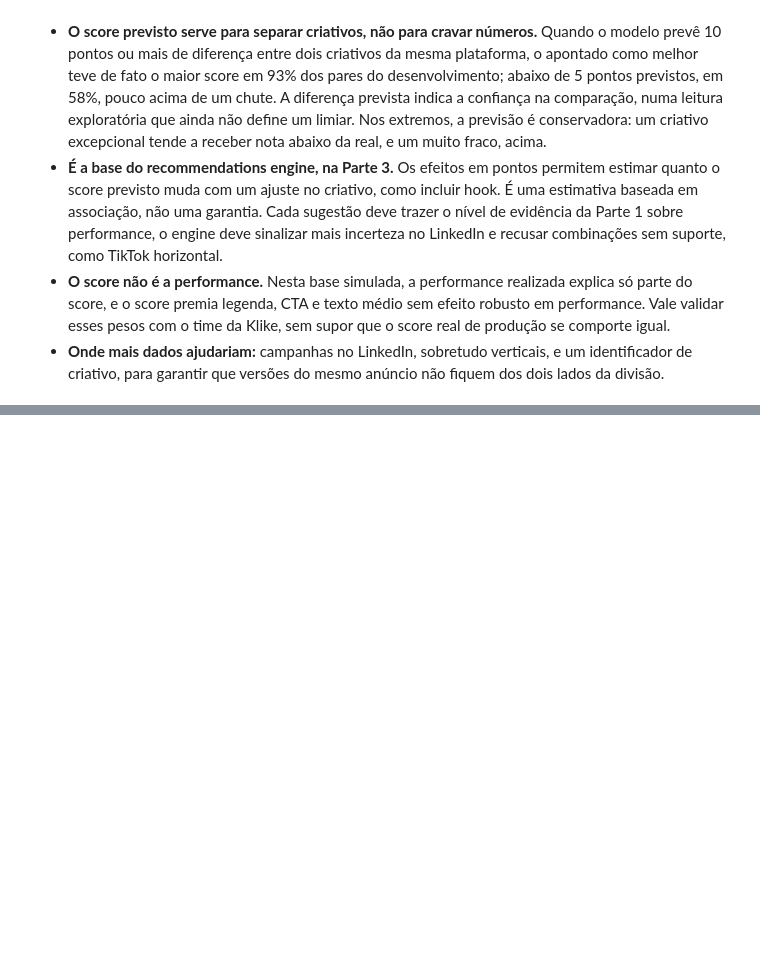
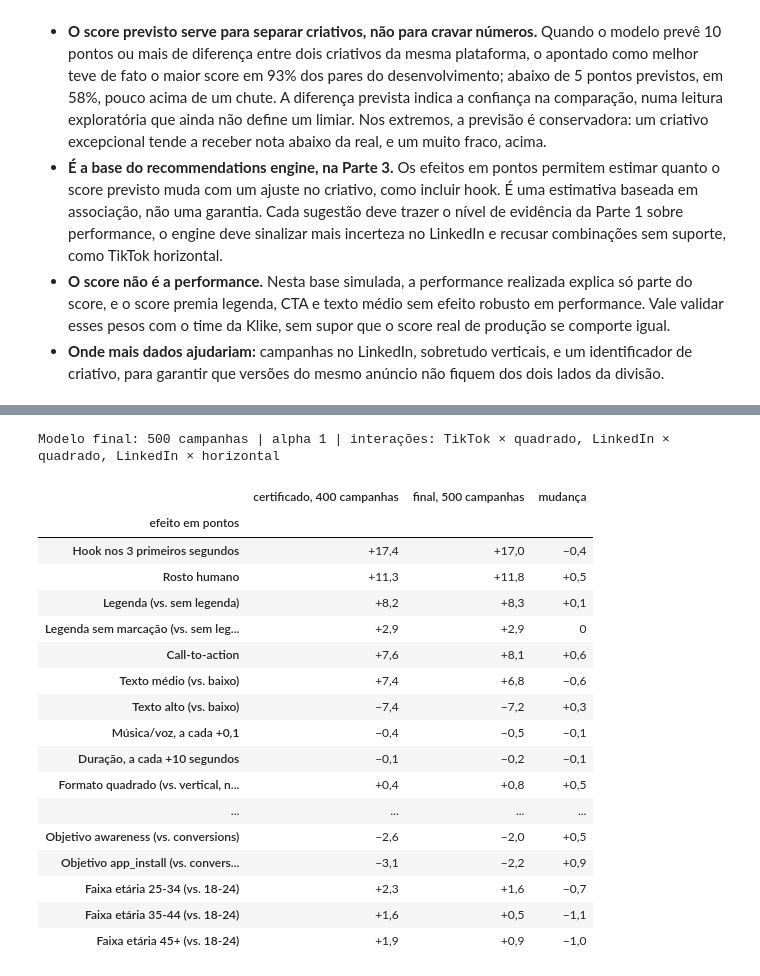
Before and after one commit to murilozgodoy/case_klike.ia, a Jupyter notebook: notebooks/03_modeling.ipynb, the cells around one changed output, grey strips where cells are left out. Drawn from its saved outputs; the diff is of its cells as text; code cells hidden in the pictures; blank space fills up the shorter version.

Commit message:
docs(modeling): modelo final, uso e preparação para a Parte 3
Seção 12 do notebook 03 e README com treino, carregamento, exemplo de previsão, suporte histórico e limitações.

```diff
--- a/notebooks/03_modeling.ipynb
+++ b/notebooks/03_modeling.ipynb
@@ -1401,0 +1411,41 @@ No teste, o modelo B erra 5,29 pontos, contra 6,43 do A: 1,13 ponto a menos, com
+# %%
+final = train_final_model()
+training = final.metadata["treino"]
+print(
+    f"Modelo final: {training['campanhas']} campanhas | alpha "
+    f"{fmt_compact(final.metadata['especificacao']['alpha'])} | interações: "
+    f"{', '.join(training['interacoes_plataforma_formato'])}"
+)
+FORMAT_TERMS = {
+    "format_quadrado": "Formato quadrado (vs. vertical, na Meta)",
+    "format_horizontal": "Formato horizontal (vs. vertical, na Meta)",
+}
+INTERACTION_TERMS = {
+    term: f"Interação {term}" for term in training["interacoes_plataforma_formato"]
+}
+shown = {**LEVER_TERMS, **FORMAT_TERMS, **INTERACTION_TERMS, **CONTEXT_TERMS}
+refit = pd.DataFrame(
+    {"certificado, 400 campanhas": effects, "final, 500 campanhas": linear_effects(final.pipeline)}
+).loc[list(shown)]
+refit["mudança"] = refit["final, 500 campanhas"] - refit["certificado, 400 campanhas"]
+display(refit.rename(index=shown).map(lambda v: fmt_signed(v, 1)).rename_axis("efeito em pontos"))
+# %% [output]
+Modelo final: 500 campanhas | alpha 1 | interações: TikTok × quadrado, LinkedIn × quadrado, LinkedIn × horizontal
+|  | certificado, 400 campanhas | final, 500 campanhas | mudança |
+| efeito em pontos |  |  |  |
+| Hook nos 3 primeiros segundos | +17,4 | +17,0 | −0,4 |
+| Rosto humano | +11,3 | +11,8 | +0,5 |
+| Legenda (vs. sem legenda) | +8,2 | +8,3 | +0,1 |
+| Legenda sem marcação (vs. sem leg... | +2,9 | +2,9 | 0 |
+| Call-to-action | +7,6 | +8,1 | +0,6 |
+| Texto médio (vs. baixo) | +7,4 | +6,8 | −0,6 |
+| Texto alto (vs. baixo) | −7,4 | −7,2 | +0,3 |
+| Música/voz, a cada +0,1 | −0,4 | −0,5 | −0,1 |
+| Duração, a cada +10 segundos | −0,1 | −0,2 | −0,1 |
+| Formato quadrado (vs. vertical, n... | +0,4 | +0,8 | +0,5 |
+| ... | ... | ... | ... |
+| Objetivo awareness (vs. conversions) | −2,6 | −2,0 | +0,5 |
+| Objetivo app_install (vs. convers... | −3,1 | −2,2 | +0,9 |
+| Faixa etária 25-34 (vs. 18-24) | +2,3 | +1,6 | −0,7 |
+| Faixa etária 35-44 (vs. 18-24) | +1,6 | +0,5 | −1,1 |
+| Faixa etária 45+ (vs. 18-24) | +1,9 | +0,9 | −1,0 |
```
Also changed, not shown: parts of 7 cells of this notebook, 1 other file.
